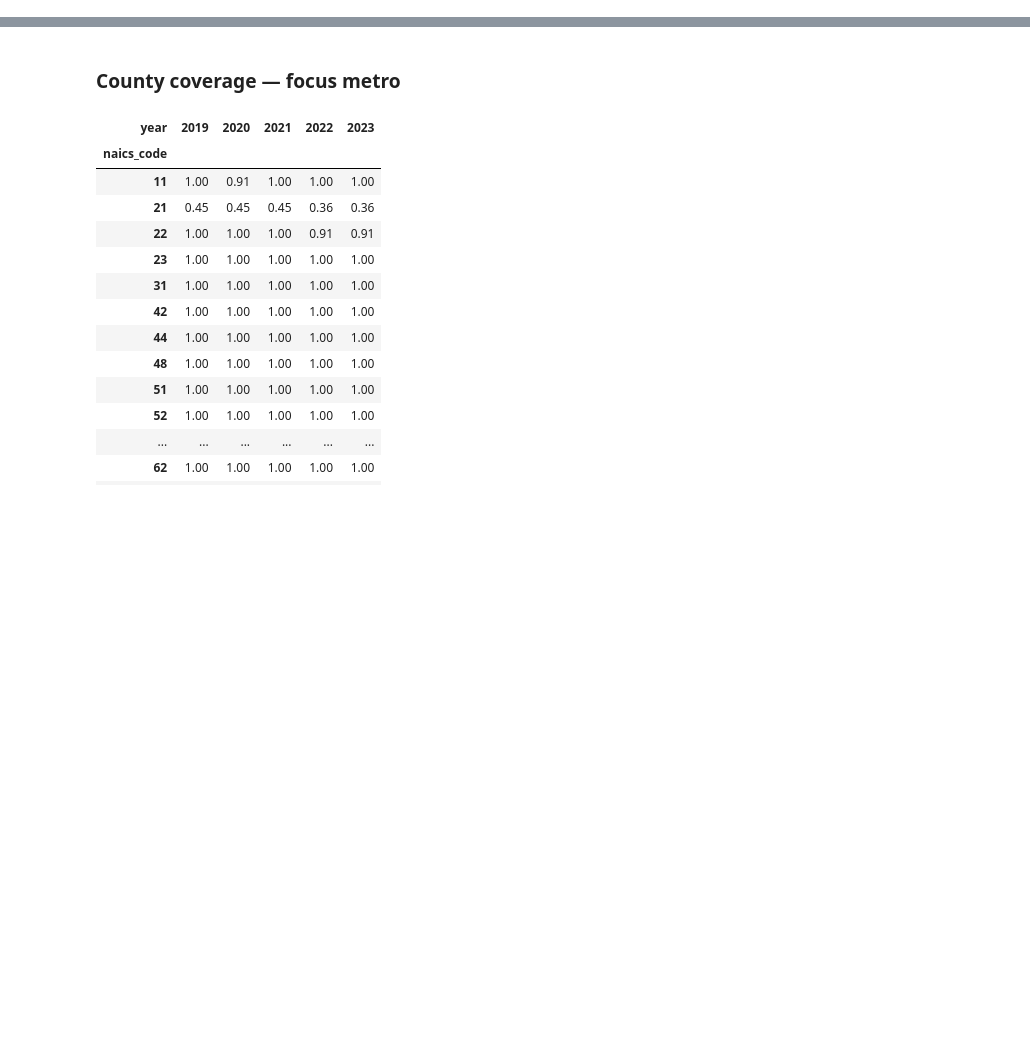
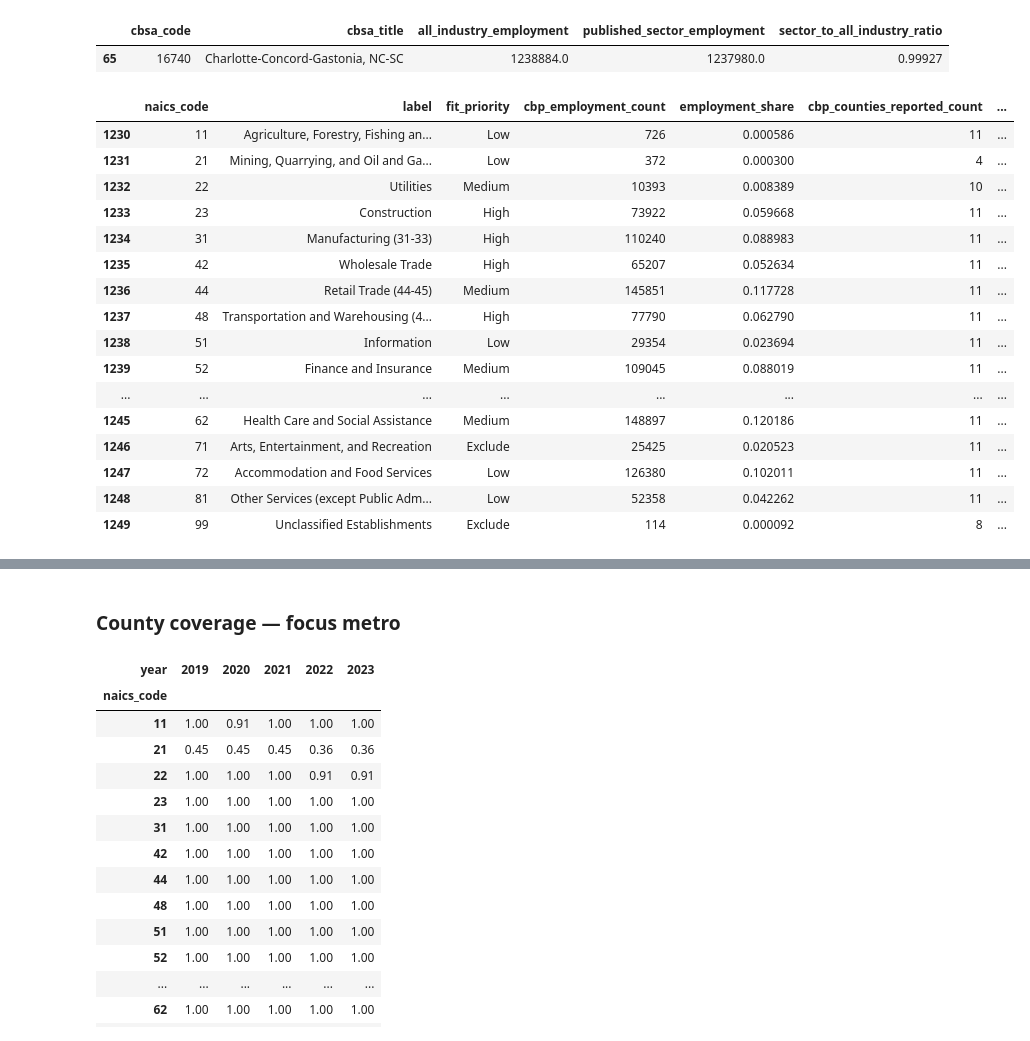
Before and after one commit to Kottakotavenkatakeerthika/bankunited-market-expansion, a Jupyter notebook: notebooks/industry_fit_exploration.ipynb, the cells around one changed output, grey strips where cells are left out. Drawn from its saved outputs; the diff is of its cells as text; code cells hidden in the pictures; blank space fills up the shorter version.

Commit message:
Update industry-fit

```diff
--- a/notebooks/industry_fit_exploration.ipynb
+++ b/notebooks/industry_fit_exploration.ipynb
@@ -565,0 +158,25 @@ assert (coverage_summary.published_rows + coverage_summary.absent_sector_rows).e
+# %%
+display(tables["reconciliation"].loc[lambda d: d.cbsa_code.eq(FOCUS_CBSA)])
+focus = tables["sector_detail"].loc[lambda d: d.cbsa_code.eq(FOCUS_CBSA)]
+display(focus[["naics_code", "label", "fit_priority", "cbp_employment_count", "employment_share",
+               "cbp_counties_reported_count", "expected_counties"]])
+# %% [output]
+|  | cbsa_code | cbsa_title | all_industry_employment | published_sector_employment | sector_to_all_industry_ratio |
+| 65 | 16740 | Charlotte-Concord-Gastonia, NC-SC | 1238884.0 | 1237980.0 | 0.99927 |
+|  | naics_code | label | fit_priority | cbp_employment_count | employment_share | cbp_counties_reported_count | ... |
+| 1230 | 11 | Agriculture, Forestry, Fishing an... | Low | 726 | 0.000586 | 11 | ... |
+| 1231 | 21 | Mining, Quarrying, and Oil and Ga... | Low | 372 | 0.000300 | 4 | ... |
+| 1232 | 22 | Utilities | Medium | 10393 | 0.008389 | 10 | ... |
+| 1233 | 23 | Construction | High | 73922 | 0.059668 | 11 | ... |
+| 1234 | 31 | Manufacturing (31-33) | High | 110240 | 0.088983 | 11 | ... |
+| 1235 | 42 | Wholesale Trade | High | 65207 | 0.052634 | 11 | ... |
+| 1236 | 44 | Retail Trade (44-45) | Medium | 145851 | 0.117728 | 11 | ... |
+| 1237 | 48 | Transportation and Warehousing (4... | High | 77790 | 0.062790 | 11 | ... |
+| 1238 | 51 | Information | Low | 29354 | 0.023694 | 11 | ... |
+| 1239 | 52 | Finance and Insurance | Medium | 109045 | 0.088019 | 11 | ... |
+| ... | ... | ... | ... | ... | ... | ... | ... |
+| 1245 | 62 | Health Care and Social Assistance | Medium | 148897 | 0.120186 | 11 | ... |
+| 1246 | 71 | Arts, Entertainment, and Recreation | Exclude | 25425 | 0.020523 | 11 | ... |
+| 1247 | 72 | Accommodation and Food Services | Low | 126380 | 0.102011 | 11 | ... |
+| 1248 | 81 | Other Services (except Public Adm... | Low | 52358 | 0.042262 | 11 | ... |
+| 1249 | 99 | Unclassified Establishments | Exclude | 114 | 0.000092 | 8 | ... |
```
Also changed, not shown: parts of 54 cells of this notebook, 7 other files.
